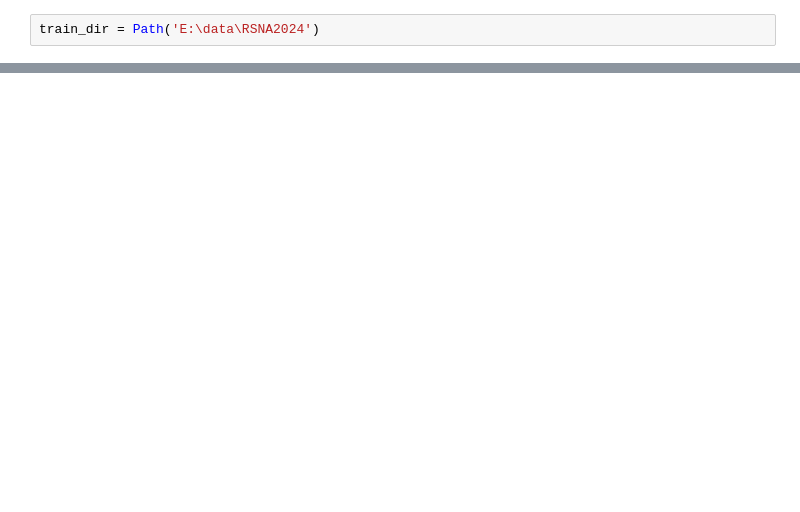
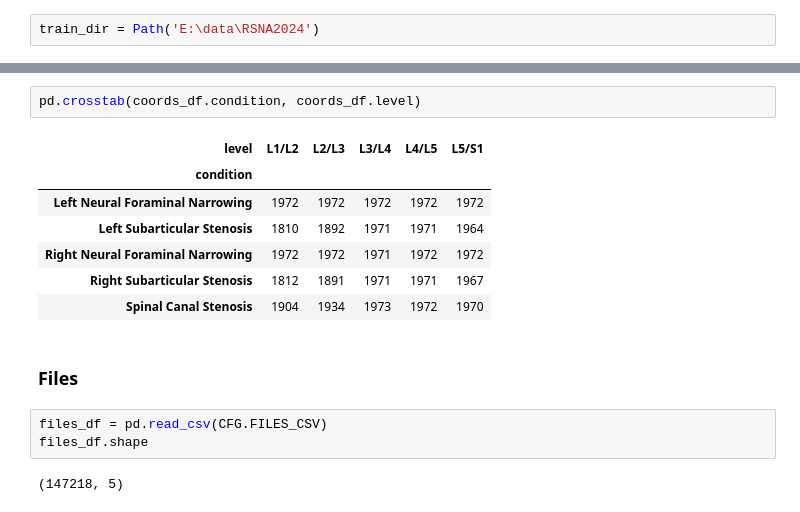
Before and after one commit to rosulucian/deep_learning_playground, a Jupyter notebook: kaggle/RSNA/EDA.ipynb, the cells around one changed output, grey strips where cells are left out. Drawn from its saved outputs; the diff is of its cells as text; blank space fills up the shorter version.

```diff
--- a/kaggle/RSNA/EDA.ipynb
+++ b/kaggle/RSNA/EDA.ipynb
@@ -13,0 +193,17 @@ class CFG:
+# %%
+pd.crosstab(coords_df.condition, coords_df.level)
+# %% [output]
+| level | L1/L2 | L2/L3 | L3/L4 | L4/L5 | L5/S1 |
+| condition |  |  |  |  |  |
+| Left Neural Foraminal Narrowing | 1972 | 1972 | 1972 | 1972 | 1972 |
+| Left Subarticular Stenosis | 1810 | 1892 | 1971 | 1971 | 1964 |
+| Right Neural Foraminal Narrowing | 1972 | 1972 | 1971 | 1972 | 1972 |
+| Right Subarticular Stenosis | 1812 | 1891 | 1971 | 1971 | 1967 |
+| Spinal Canal Stenosis | 1904 | 1934 | 1973 | 1972 | 1970 |
+# %% [markdown]
+### Files
+# %%
+files_df = pd.read_csv(CFG.FILES_CSV)
+files_df.shape
+# %% [output]
+(147218, 5)
```
Also changed, not shown: parts of 30 cells of this notebook, 5 other files.
